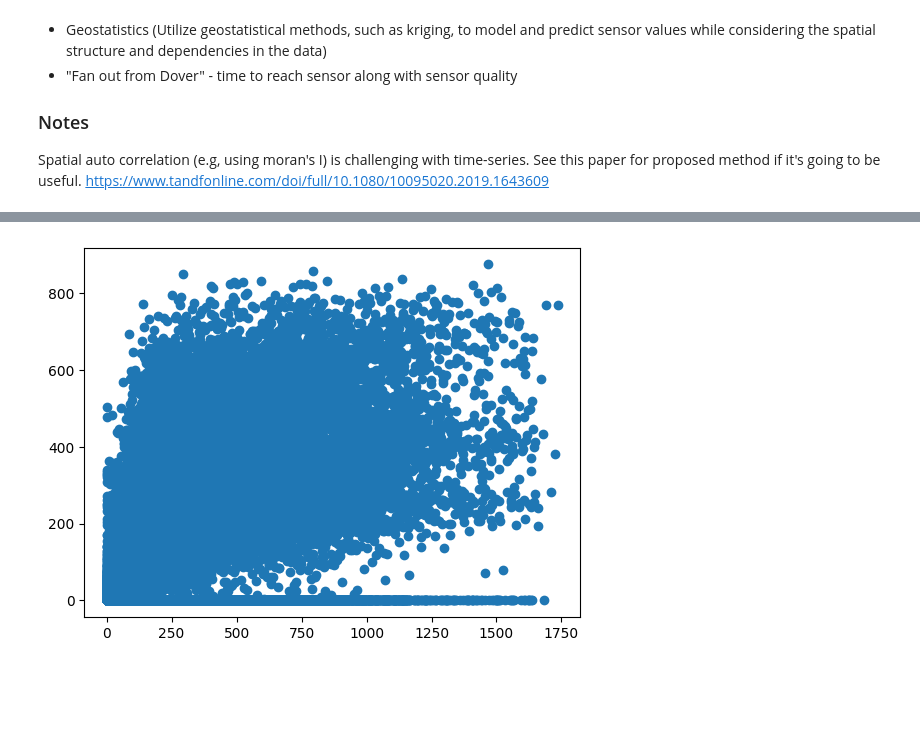
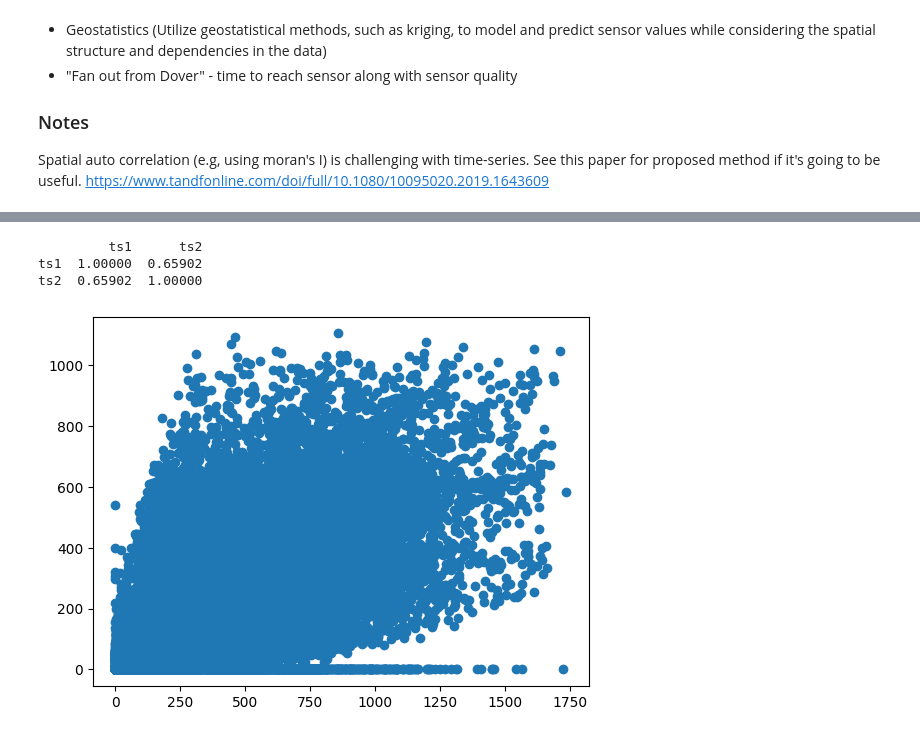
Before and after one commit to cmconlan/Adaptive_Traffic_Simulator, a Jupyter notebook: 1. EDA and Sensor Selection.ipynb, the cells around one changed output, grey strips where cells are left out. Cells and saved outputs as stored; diff of their text form; code cells hidden in the pictures; blank space fills up the shorter version.

Commit message:
first pass on geospatial analysis of site sensors

```diff
--- a/1. EDA and Sensor Selection.ipynb
+++ b/1. EDA and Sensor Selection.ipynb
@@ -668,11 +800,15 @@ compare_sensors['ts2'] = ts_all_2['All Lanes_interpolated']
 
 # Compute cross-correlation
 cross_corr_matrix = compare_sensors.corr()
+print(cross_corr_matrix)
+# %% [output]
+         ts1      ts2
+ts1  1.00000  0.65902
+ts2  0.65902  1.00000
 # %%
 #Scatter Plots
 
-plt.scatter(ts_all_1['All Lanes_interpolated'],ts_all_2['All Lanes_interpolated'])
-
+plt.scatter(compare_sensors['ts1'],compare_sensors['ts2'])
 plt.show()
 # %% [output]
-[figure, old version]
+[figure, new version]
```
Also changed, not shown: parts of 14 cells of this notebook.
